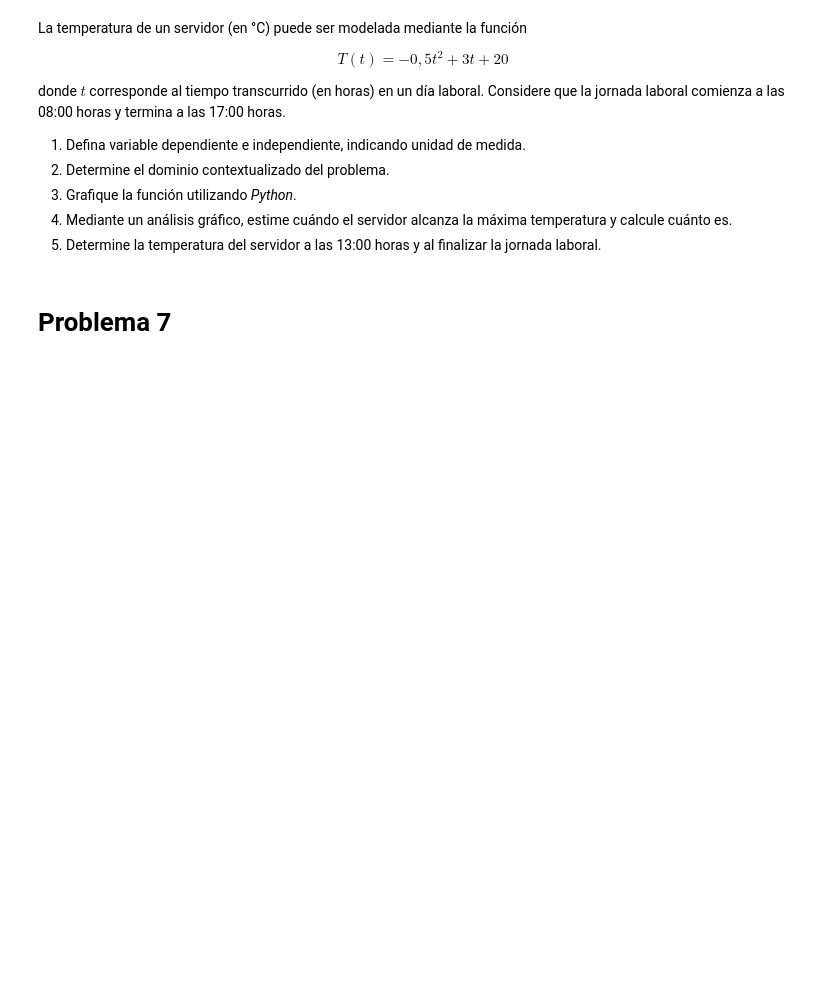
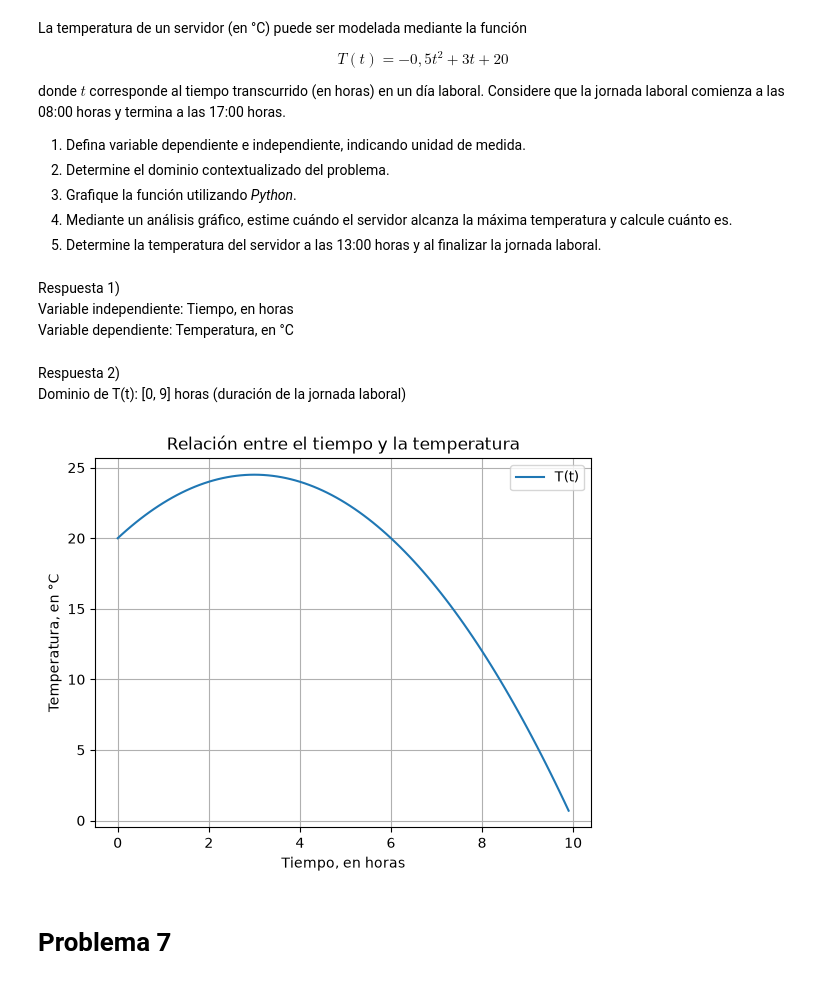
Before and after one commit to mo7cho/jupyterNotebook, a Jupyter notebook: G1_Funciones.ipynb, the cells around one changed output. Drawn from its saved outputs; the diff is of its cells as text; code cells hidden in the pictures; blank space fills up the shorter version.

```diff
--- a/G1_Funciones.ipynb
+++ b/G1_Funciones.ipynb
@@ -75,0 +139,8 @@ Según la información anterior:
+# %%
+def f1(t):
+    return 0.4 * t - 6
+
+t = np.linspace(0, 30, 1)
+solucion = fsolve(f1, t)
+
+print(f"Para recorrer 6 km en metro se necesitan {solucion} minutos.")
@@ -87,6 +160,28 @@ donde $t$ corresponde al tiempo transcurrido (en horas) en un día laboral. Cons
 3.  Grafique la función utilizando *Python*.
 4.  Mediante un análisis gráfico, estime cuándo el servidor alcanza la máxima temperatura y calcule cuánto es.
 5.  Determine la temperatura del servidor a las 13:00 horas y al finalizar la jornada laboral.
+# %% [markdown]
+Respuesta 1)<br>
+Variable independiente: Tiempo, en horas<br>
+Variable dependiente: Temperatura, en °C
+# %% [markdown]
+Respuesta 2)<br>
+Dominio de T(t): [0, 9] horas (duración de la jornada laboral)
+# %%
+# Respuesta 3)
+def T(t):
+    return -0.5 * t**2 + 3*t + 20
+
+t = np.arange(0, 10, 0.1)
+plt.plot(t, T(t), label = 'T(t)')
+plt.title('Relación entre el tiempo y la temperatura')
+plt.ylabel('Temperatura, en °C')
+plt.xlabel('Tiempo, en horas')
+plt.legend()
+plt.grid()
+plt.show()
+# %% [output]
+[figure, added]
 # %% [markdown]
 # Problema 7
 # %% [markdown]
```
Also changed, not shown: parts of 8 cells of this notebook.
